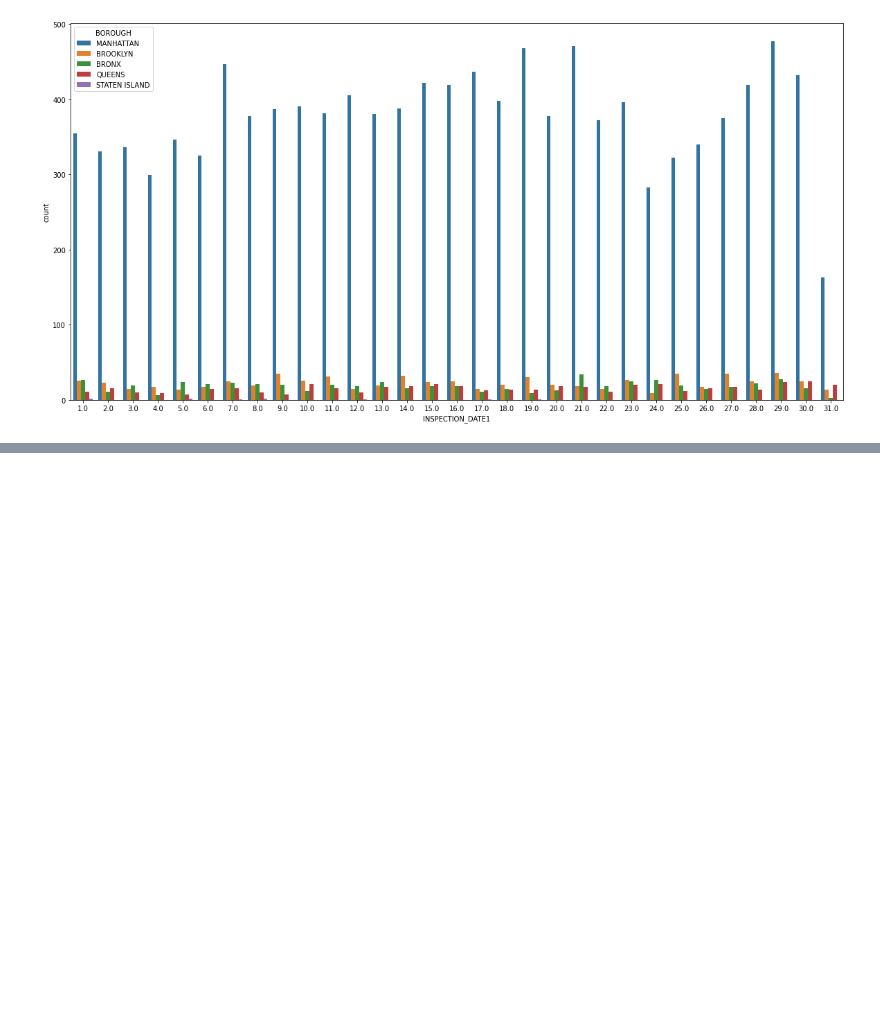
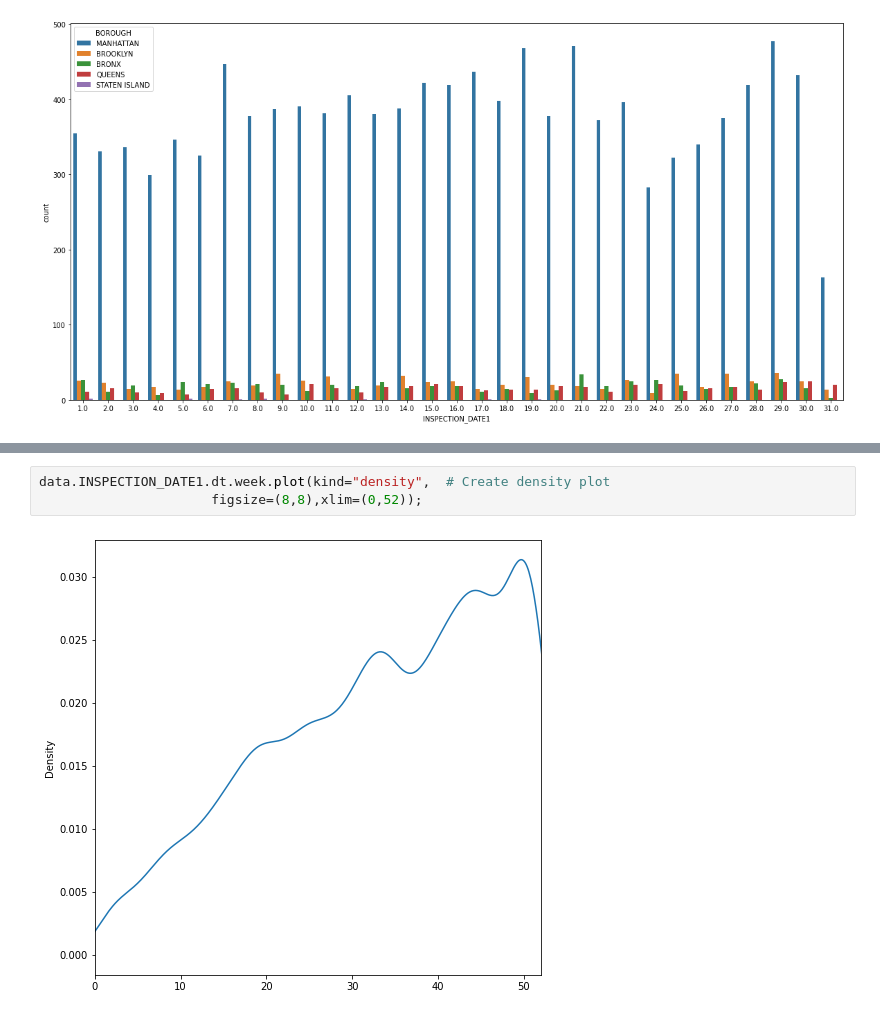
Before and after one commit to rushikeshnaik779/EDA, a Jupyter notebook: Simple_EDA__Rooftop_Drinking_Water_Tank_Inspection_Results.ipynb, the cells around one changed output, grey strips where cells are left out. Cells and saved outputs as stored; diff of their text form; blank space fills up the shorter version.

```diff
--- a/Simple_EDA__Rooftop_Drinking_Water_Tank_Inspection_Results.ipynb
+++ b/Simple_EDA__Rooftop_Drinking_Water_Tank_Inspection_Results.ipynb
@@ -575,0 +581,5 @@ plt.show()
+# %%
+data.INSPECTION_DATE1.dt.week.plot(kind="density",  # Create density plot
+                      figsize=(8,8),xlim=(0,52));
+# %% [output]
+[figure, added]
```
Also changed, not shown: parts of 11 cells of this notebook.
